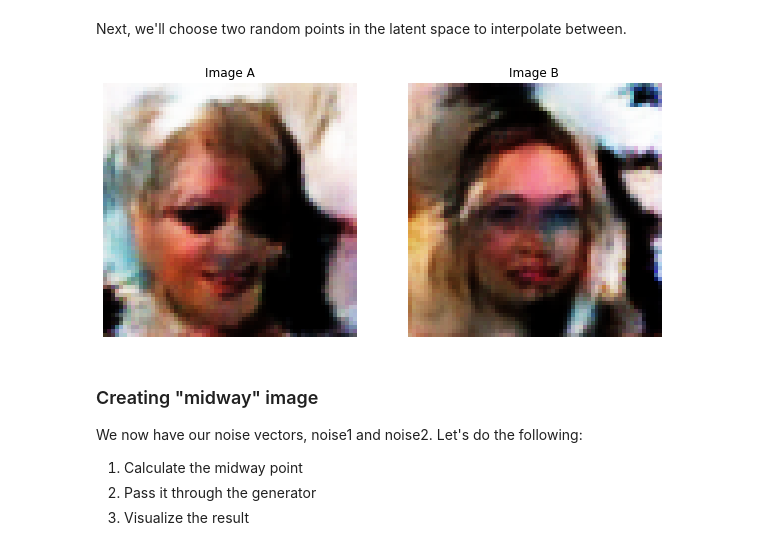
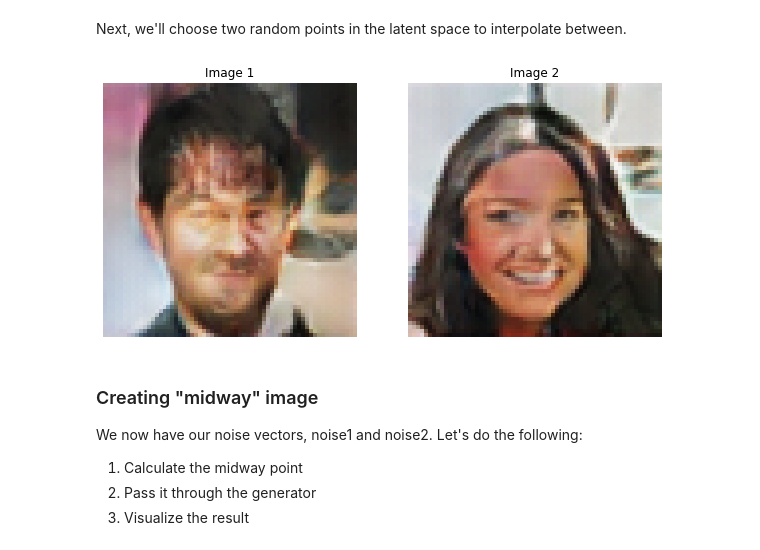
Before and after one commit to spetryk/ai4all2020, a Jupyter notebook: 2-Exploring the fake image space.ipynb, the cells around one changed output. Drawn from its saved outputs; the diff is of its cells as text; code cells hidden in the pictures.

```diff
--- a/2-Exploring the fake image space.ipynb
+++ b/2-Exploring the fake image space.ipynb
@@ -31,21 +43,22 @@ Next, we'll choose two random points in the latent space to interpolate between.
 # %%
 noise1 = torch.randn(1,noise_size,1,1)
 noise2 = torch.randn(1,noise_size,1,1)
 
 # Pass noise through generator and visualize the images it creates
 image1 = generator(noise1)
 image2 = generator(noise2)
 
 fig, ax = plt.subplots(1,2,figsize=(10,5))
-ax[0].axis("off")
-ax[1].axis('off')
-ax[0].set_title('Image A')
-ax[1].set_title('Image B')
+for column in range(2):
+    ax[column].axis('off')
+
+ax[0].set_title('Image 1')
+ax[1].set_title('Image 2')
 ax[0].imshow(visualize(image1[0].detach()))
 ax[1].imshow(visualize(image2[0].detach()))
 plt.show()
 # %% [output]
-[figure, old version]
+[figure, new version]
 # %% [markdown]
 ### Creating "midway" image
 
```
Also changed, not shown: parts of 6 cells of this notebook.
